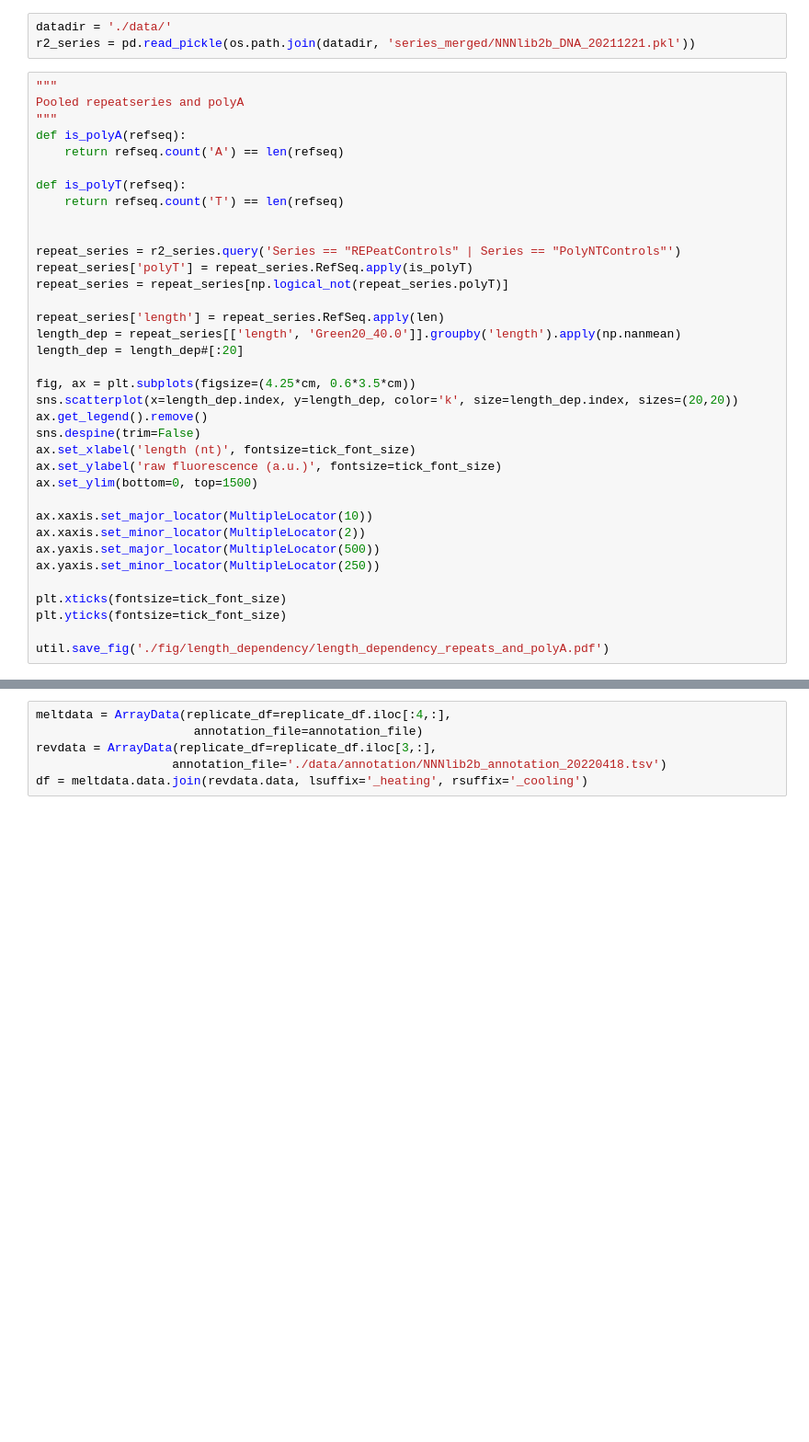
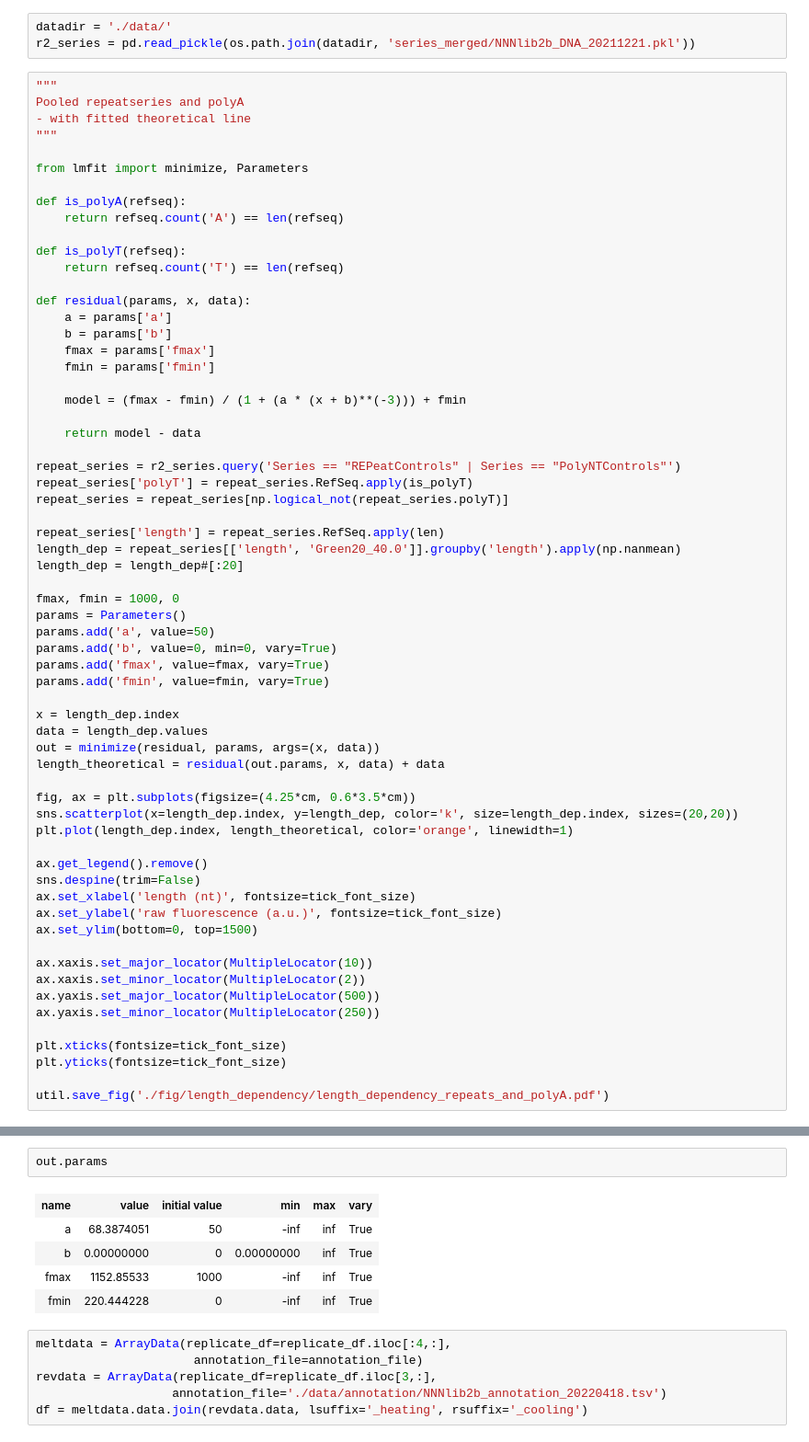
Before and after one commit to keyuxi/nnn_analysis, a Jupyter notebook: 220420_figure1_local.ipynb, the cells around one changed output, grey strips where cells are left out. Shown: that part at 92% size. Cells and saved outputs as stored; diff of their text form; blank space fills up the shorter version.

```diff
--- a/220420_figure1_local.ipynb
+++ b/220420_figure1_local.ipynb
@@ -408,13 +393,26 @@ r2_series = pd.read_pickle(os.path.join(datadir, 'series_merged/NNNlib2b_DNA_202
 # %%
 """
 Pooled repeatseries and polyA
+- with fitted theoretical line
 """
+
+from lmfit import minimize, Parameters
+
 def is_polyA(refseq):
     return refseq.count('A') == len(refseq)
 
 def is_polyT(refseq):
     return refseq.count('T') == len(refseq)
 
+def residual(params, x, data):
+    a = params['a']
+    b = params['b']
+    fmax = params['fmax']
+    fmin = params['fmin']
+
+    model = (fmax - fmin) / (1 + (a * (x + b)**(-3))) + fmin
+
+    return model - data
 
 repeat_series = r2_series.query('Series == "REPeatControls" | Series == "PolyNTControls"')
 repeat_series['polyT'] = repeat_series.RefSeq.apply(is_polyT)
@@ -424,8 +422,22 @@ repeat_series['length'] = repeat_series.RefSeq.apply(len)
 length_dep = repeat_series[['length', 'Green20_40.0']].groupby('length').apply(np.nanmean)
 length_dep = length_dep#[:20]
 
+fmax, fmin = 1000, 0
+params = Parameters()
+params.add('a', value=50)
+params.add('b', value=0, min=0, vary=True)
+params.add('fmax', value=fmax, vary=True)
+params.add('fmin', value=fmin, vary=True)
+
+x = length_dep.index
+data = length_dep.values
+out = minimize(residual, params, args=(x, data))
+length_theoretical = residual(out.params, x, data) + data
+
 fig, ax = plt.subplots(figsize=(4.25*cm, 0.6*3.5*cm))
 sns.scatterplot(x=length_dep.index, y=length_dep, color='k', size=length_dep.index, sizes=(20,20))
+plt.plot(length_dep.index, length_theoretical, color='orange', linewidth=1)
+
 ax.get_legend().remove()
 sns.despine(trim=False)
 ax.set_xlabel('length (nt)', fontsize=tick_font_size)
@@ -455,4 +457,12 @@ See the caveats in the documentation: https://pandas.pydata.org/pandas-docs/stab
 [figure]
+# %%
+out.params
+# %% [output]
+| name | value | initial value | min | max | vary |
+| a | 68.3874051 | 50 | -inf | inf | True |
+| b | 0.00000000 | 0 | 0.00000000 | inf | True |
+| fmax | 1152.85533 | 1000 | -inf | inf | True |
+| fmin | 220.444228 | 0 | -inf | inf | True |
 # %%
 meltdata = ArrayData(replicate_df=replicate_df.iloc[:4,:],
                       annotation_file=annotation_file)
```
Also changed, not shown: parts of 3 cells of this notebook, 9 other files.
